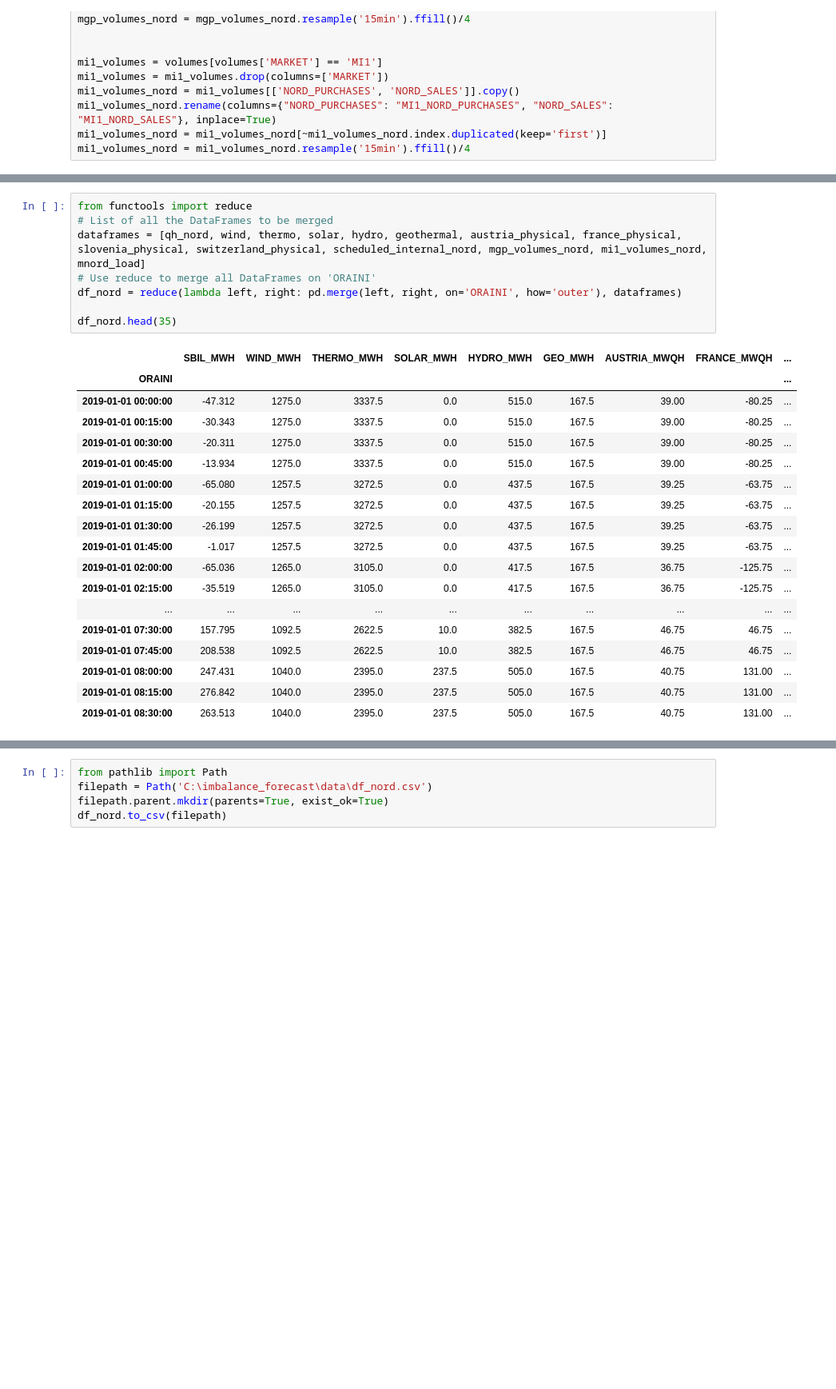
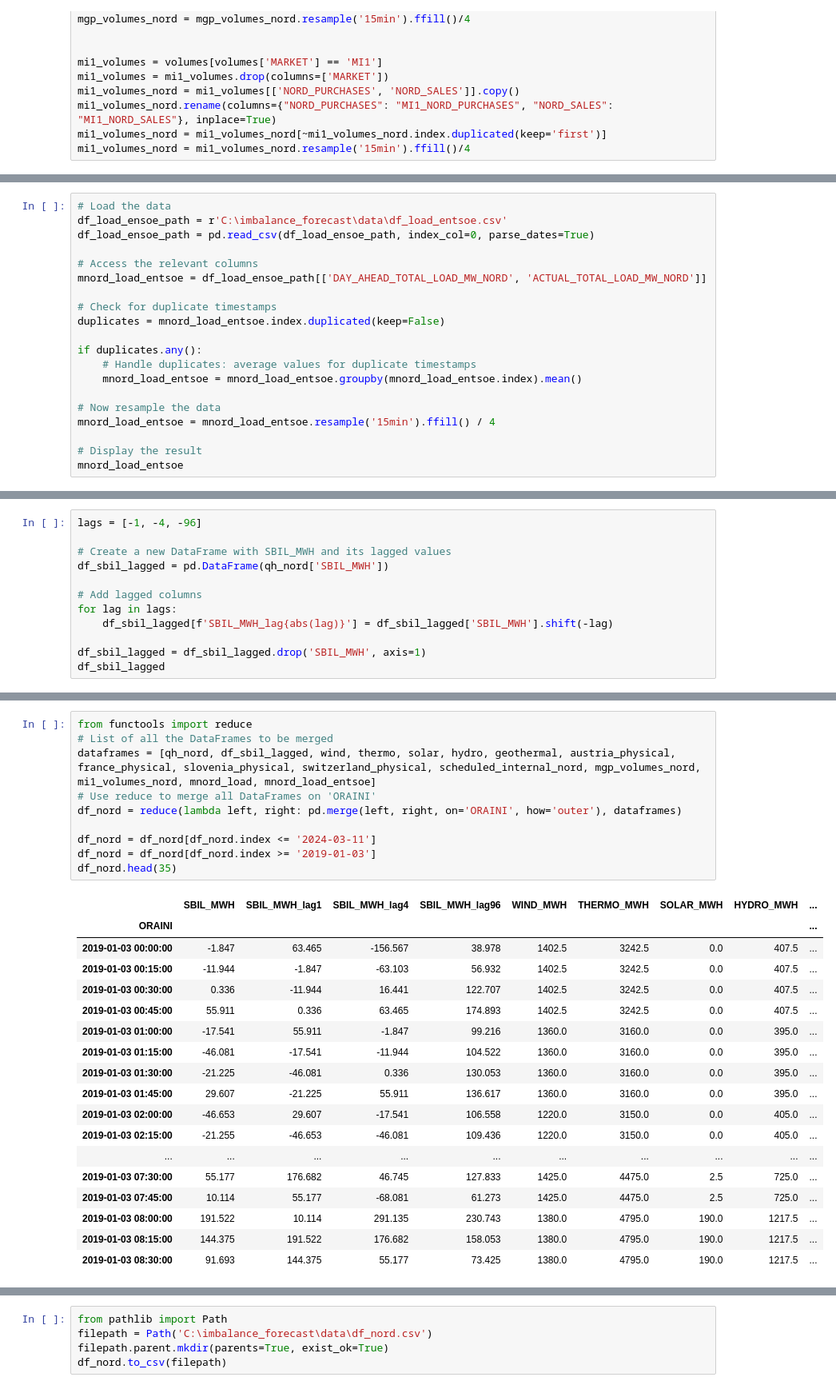
Before and after one commit to samueledelia/Italian-imbalance-forecasting, a Jupyter notebook: notebook/create_dataset.ipynb, the cells around one changed output, grey strips where cells are left out. Shown at 80% size. Drawn from its saved outputs; the diff is of its cells as text; blank space fills up the shorter version.

```diff
--- a/notebook/create_dataset.ipynb
+++ b/notebook/create_dataset.ipynb
@@ -322,0 +325,20 @@ mnord_load
+# %%
+# Load the data
+df_load_ensoe_path = r'C:\imbalance_forecast\data\df_load_entsoe.csv'
+df_load_ensoe_path = pd.read_csv(df_load_ensoe_path, index_col=0, parse_dates=True)
+
+# Access the relevant columns
+mnord_load_entsoe = df_load_ensoe_path[['DAY_AHEAD_TOTAL_LOAD_MW_NORD', 'ACTUAL_TOTAL_LOAD_MW_NORD']]
+
+# Check for duplicate timestamps
+duplicates = mnord_load_entsoe.index.duplicated(keep=False)
+
+if duplicates.any():
+    # Handle duplicates: average values for duplicate timestamps
+    mnord_load_entsoe = mnord_load_entsoe.groupby(mnord_load_entsoe.index).mean()
+
+# Now resample the data
+mnord_load_entsoe = mnord_load_entsoe.resample('15min').ffill() / 4
+
+# Display the result
+mnord_load_entsoe
@@ -322,0 +362,12 @@ mnord_load
+# %%
+lags = [-1, -4, -96]
+
+# Create a new DataFrame with SBIL_MWH and its lagged values
+df_sbil_lagged = pd.DataFrame(qh_nord['SBIL_MWH'])
+
+# Add lagged columns
+for lag in lags:
+    df_sbil_lagged[f'SBIL_MWH_lag{abs(lag)}'] = df_sbil_lagged['SBIL_MWH'].shift(-lag)
+
+df_sbil_lagged = df_sbil_lagged.drop('SBIL_MWH', axis=1)
+df_sbil_lagged
@@ -323,27 +389,29 @@ mnord_load
 # %%
 from functools import reduce
 # List of all the DataFrames to be merged
-dataframes = [qh_nord, wind, thermo, solar, hydro, geothermal, austria_physical, france_physical, slovenia_physical, switzerland_physical, scheduled_internal_nord, mgp_volumes_nord, mi1_volumes_nord, mnord_load]
+dataframes = [qh_nord, df_sbil_lagged, wind, thermo, solar, hydro, geothermal, austria_physical, france_physical, slovenia_physical, switzerland_physical, scheduled_internal_nord, mgp_volumes_nord, mi1_volumes_nord, mnord_load, mnord_load_entsoe]
 # Use reduce to merge all DataFrames on 'ORAINI'
 df_nord = reduce(lambda left, right: pd.merge(left, right, on='ORAINI', how='outer'), dataframes)
 
+df_nord = df_nord[df_nord.index <= '2024-03-11']
+df_nord = df_nord[df_nord.index >= '2019-01-03']
 df_nord.head(35)
 # %% [output]
-|  | SBIL_MWH | WIND_MWH | THERMO_MWH | SOLAR_MWH | HYDRO_MWH | GEO_MWH | AUSTRIA_MWQH | FRANCE_MWQH | ... |
+|  | SBIL_MWH | SBIL_MWH_lag1 | SBIL_MWH_lag4 | SBIL_MWH_lag96 | WIND_MWH | THERMO_MWH | SOLAR_MWH | HYDRO_MWH | ... |
 | ORAINI |  |  |  |  |  |  |  |  | ... |
-| 2019-01-01 00:00:00 | -47.312 | 1275.0 | 3337.5 | 0.0 | 515.0 | 167.5 | 39.00 | -80.25 | ... |
-| 2019-01-01 00:15:00 | -30.343 | 1275.0 | 3337.5 | 0.0 | 515.0 | 167.5 | 39.00 | -80.25 | ... |
-| 2019-01-01 00:30:00 | -20.311 | 1275.0 | 3337.5 | 0.0 | 515.0 | 167.5 | 39.00 | -80.25 | ... |
-| 2019-01-01 00:45:00 | -13.934 | 1275.0 | 3337.5 | 0.0 | 515.0 | 167.5 | 39.00 | -80.25 | ... |
-| 2019-01-01 01:00:00 | -65.080 | 1257.5 | 3272.5 | 0.0 | 437.5 | 167.5 | 39.25 | -63.75 | ... |
-| 2019-01-01 01:15:00 | -20.155 | 1257.5 | 3272.5 | 0.0 | 437.5 | 167.5 | 39.25 | -63.75 | ... |
-| 2019-01-01 01:30:00 | -26.199 | 1257.5 | 3272.5 | 0.0 | 437.5 | 167.5 | 39.25 | -63.75 | ... |
-| 2019-01-01 01:45:00 | -1.017 | 1257.5 | 3272.5 | 0.0 | 437.5 | 167.5 | 39.25 | -63.75 | ... |
-| 2019-01-01 02:00:00 | -65.036 | 1265.0 | 3105.0 | 0.0 | 417.5 | 167.5 | 36.75 | -125.75 | ... |
-| 2019-01-01 02:15:00 | -35.519 | 1265.0 | 3105.0 | 0.0 | 417.5 | 167.5 | 36.75 | -125.75 | ... |
+| 2019-01-03 00:00:00 | -1.847 | 63.465 | -156.567 | 38.978 | 1402.5 | 3242.5 | 0.0 | 407.5 | ... |
+| 2019-01-03 00:15:00 | -11.944 | -1.847 | -63.103 | 56.932 | 1402.5 | 3242.5 | 0.0 | 407.5 | ... |
+| 2019-01-03 00:30:00 | 0.336 | -11.944 | 16.441 | 122.707 | 1402.5 | 3242.5 | 0.0 | 407.5 | ... |
+| 2019-01-03 00:45:00 | 55.911 | 0.336 | 63.465 | 174.893 | 1402.5 | 3242.5 | 0.0 | 407.5 | ... |
+| 2019-01-03 01:00:00 | -17.541 | 55.911 | -1.847 | 99.216 | 1360.0 | 3160.0 | 0.0 | 395.0 | ... |
+| 2019-01-03 01:15:00 | -46.081 | -17.541 | -11.944 | 104.522 | 1360.0 | 3160.0 | 0.0 | 395.0 | ... |
+| 2019-01-03 01:30:00 | -21.225 | -46.081 | 0.336 | 130.053 | 1360.0 | 3160.0 | 0.0 | 395.0 | ... |
+| 2019-01-03 01:45:00 | 29.607 | -21.225 | 55.911 | 136.617 | 1360.0 | 3160.0 | 0.0 | 395.0 | ... |
+| 2019-01-03 02:00:00 | -46.653 | 29.607 | -17.541 | 106.558 | 1220.0 | 3150.0 | 0.0 | 405.0 | ... |
+| 2019-01-03 02:15:00 | -21.255 | -46.653 | -46.081 | 109.436 | 1220.0 | 3150.0 | 0.0 | 405.0 | ... |
 | ... | ... | ... | ... | ... | ... | ... | ... | ... | ... |
-| 2019-01-01 07:30:00 | 157.795 | 1092.5 | 2622.5 | 10.0 | 382.5 | 167.5 | 46.75 | 46.75 | ... |
-| 2019-01-01 07:45:00 | 208.538 | 1092.5 | 2622.5 | 10.0 | 382.5 | 167.5 | 46.75 | 46.75 | ... |
-| 2019-01-01 08:00:00 | 247.431 | 1040.0 | 2395.0 | 237.5 | 505.0 | 167.5 | 40.75 | 131.00 | ... |
-| 2019-01-01 08:15:00 | 276.842 | 1040.0 | 2395.0 | 237.5 | 505.0 | 167.5 | 40.75 | 131.00 | ... |
-| 2019-01-01 08:30:00 | 263.513 | 1040.0 | 2395.0 | 237.5 | 505.0 | 167.5 | 40.75 | 131.00 | ... |
+| 2019-01-03 07:30:00 | 55.177 | 176.682 | 46.745 | 127.833 | 1425.0 | 4475.0 | 2.5 | 725.0 | ... |
+| 2019-01-03 07:45:00 | 10.114 | 55.177 | -68.081 | 61.273 | 1425.0 | 4475.0 | 2.5 | 725.0 | ... |
+| 2019-01-03 08:00:00 | 191.522 | 10.114 | 291.135 | 230.743 | 1380.0 | 4795.0 | 190.0 | 1217.5 | ... |
+| 2019-01-03 08:15:00 | 144.375 | 191.522 | 176.682 | 158.053 | 1380.0 | 4795.0 | 190.0 | 1217.5 | ... |
+| 2019-01-03 08:30:00 | 91.693 | 144.375 | 55.177 | 73.425 | 1380.0 | 4795.0 | 190.0 | 1217.5 | ... |
```
Also changed, not shown: parts of 15 cells of this notebook, 3 other files.
